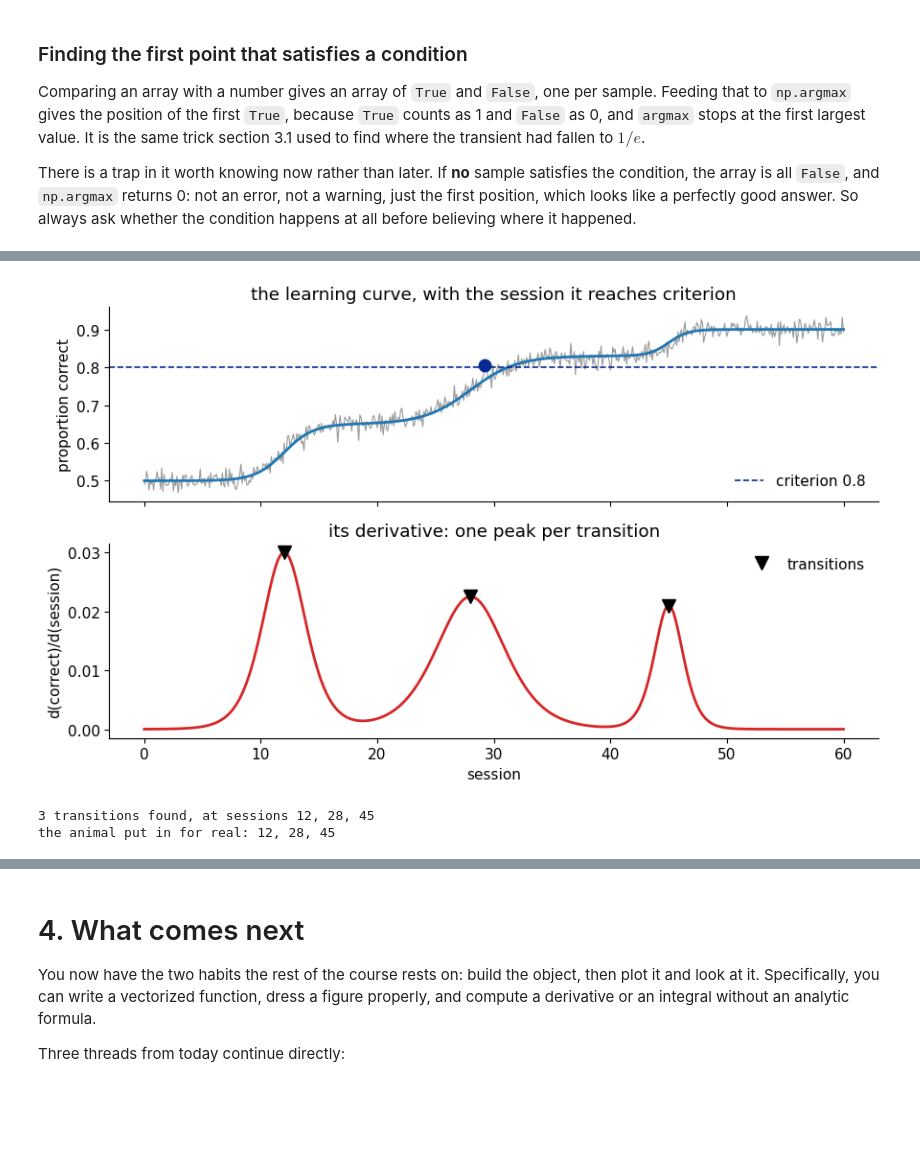
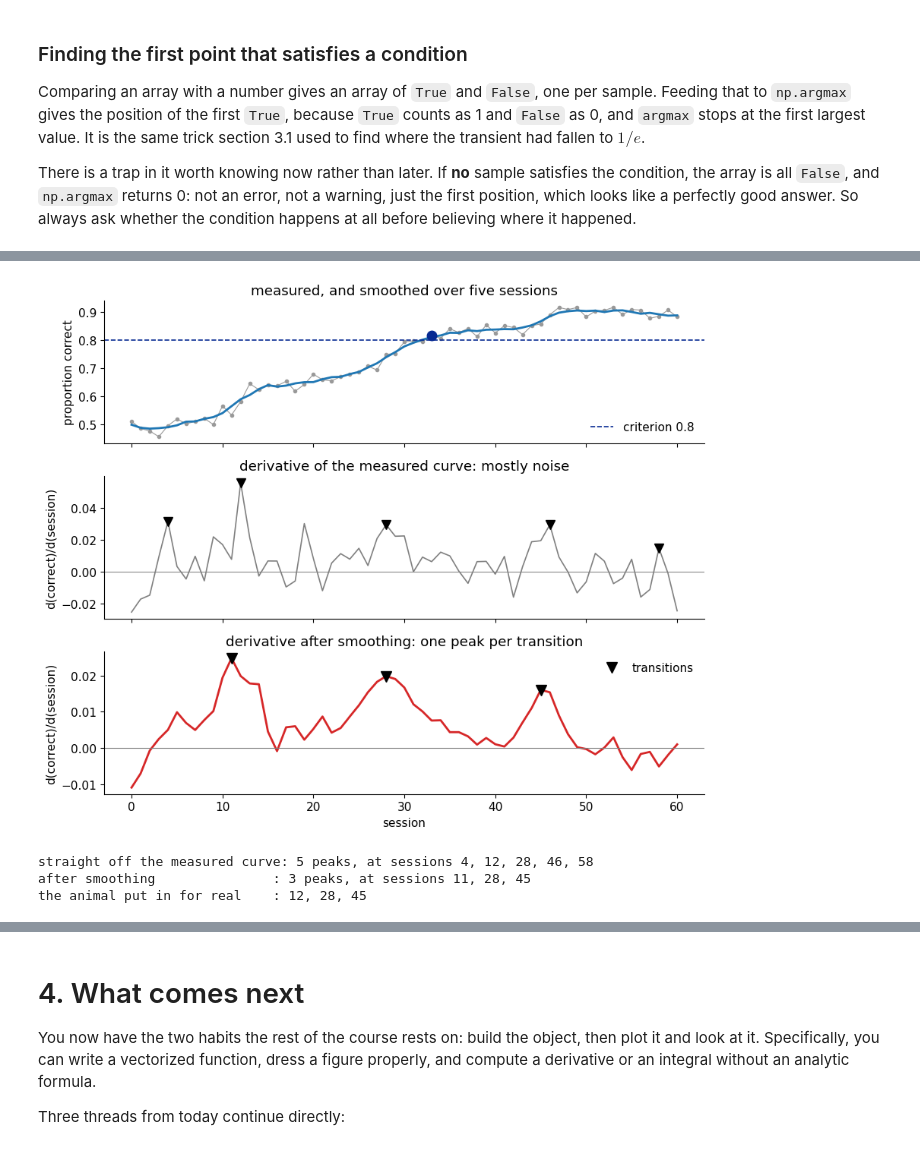
Before and after one commit to gmatteuc/QMN_course_2026, a Jupyter notebook: notebooks/02_math_refresher_TA.ipynb, the cells around one changed output, grey strips where cells are left out. Drawn from its saved outputs; the diff is of its cells as text; code cells hidden in the pictures; blank space fills up the shorter version.

```diff
--- a/notebooks/02_math_refresher_TA.ipynb
+++ b/notebooks/02_math_refresher_TA.ipynb
@@ -1455,16 +1455,13 @@ and a comparison:
   threshold, 0.8 in the IBL protocol, which is how an animal is declared trained.
 # %%
 # --- A learning curve built out of three transitions
-rng = np.random.default_rng(4)
+rng = np.random.default_rng(14)
 
 def transition(session, midpoint, height, sharpness):
     """One learning step: a sigmoid climbing by `height`, centred on session `midpoint`."""
     return height / (1 + np.exp(-sharpness * (session - midpoint)))
 
-# A fine grid rather than one point per session, so that the derivative has something to work
-# with. A real learning curve gives you one accuracy per session and looks like a coarse version
-# of this.
-sessions = np.linspace(0, 60, 601)
+sessions = np.arange(0, 61.0)     # one measured accuracy per session, as in the real dataset
 
 CHANCE = 0.5                      # two sides to choose from, so guessing is right half the time
 steps = [                         # midpoint, height, sharpness
@@ -1477,10 +1474,13 @@ learning = np.full_like(sessions, CHANCE)
 for midpoint, height, sharpness in steps:
     learning = learning + transition(sessions, midpoint, height, sharpness)
 
-measured = learning + rng.normal(0, 0.015, size=sessions.size)   # sessions vary, so add noise
+# A session is a few hundred trials, so the accuracy you measure wobbles around the underlying
+# value even when nothing about the animal has changed. At 80% correct over 600 trials that
+# wobble is sqrt(p * (1 - p) / n) = 0.016, which is the size of noise added here.
+measured = learning + rng.normal(0, 0.015, size=sessions.size)
 
 fig, ax = plt.subplots(figsize=(9, 3.6))
-ax.plot(sessions, measured, lw=0.8, color="0.6", label="measured")
+ax.plot(sessions, measured, "o-", lw=0.8, ms=3, color="0.6", label="measured")
 ax.plot(sessions, learning, lw=2, label="underlying learning curve")
 ax.axhline(CHANCE, color="gray", lw=0.8, ls=":", label="chance")
 ax.set_xlabel("session")
@@ -1490,5 +1490,5 @@ ax.legend(frameon=False, loc="lower right")
 fig.tight_layout()
 plt.show()
 
-print(f"starts at {learning[0]:.2f} and ends at {learning[-1]:.2f}")
+print(f"the underlying curve runs from {learning[0]:.2f} to {learning[-1]:.2f}")
 # %% [output]
@@ -1542,33 +1550,53 @@ the noise, so a derivative of raw data is usually a mess. Smoothing it first is
 # %%
 # --- The transitions, as peaks of the rate of improvement
 from scipy.signal import find_peaks
 
-rate = np.gradient(learning, sessions)     # improvement per session
-peaks, properties = find_peaks(rate, height=0.005)   # ignore anything smaller than 0.005
+def smooth(y, window):
+    """Moving average over `window` sessions, with the end values repeated so that the
+    edges are not dragged towards zero."""
+    pad = window // 2
+    padded = np.concatenate([np.full(pad, y[0]), y, np.full(pad, y[-1])])
+    return np.convolve(padded, np.ones(window) / window, mode="valid")
 
-fig, axes = plt.subplots(2, 1, figsize=(9, 5.5), sharex=True)
-axes[0].plot(sessions, measured, lw=0.8, color="0.6")
-axes[0].plot(sessions, learning, lw=2)
+raw_rate = np.gradient(measured, sessions)              # straight off the measured curve
+rate = np.gradient(smooth(measured, 5), sessions)       # after a five session moving average
+
+raw_peaks, _ = find_peaks(raw_rate, height=0.005, distance=8)
+peaks, _ = find_peaks(rate, height=0.005, distance=8)
+
+fig, axes = plt.subplots(3, 1, figsize=(9, 7.5), sharex=True)
+axes[0].plot(sessions, measured, "o-", lw=0.8, ms=3, color="0.6")
+axes[0].plot(sessions, smooth(measured, 5), lw=2)
 axes[0].axhline(CRITERION, color="#072A92", lw=1.2, ls="--", label=f"criterion {CRITERION}")
 axes[0].plot(sessions[first], measured[first], "o", ms=9, color="#072A92")
 axes[0].set_ylabel("proportion correct")
-axes[0].set_title("the learning curve, with the session it reaches criterion")
+axes[0].set_title("measured, and smoothed over five sessions")
 axes[0].legend(frameon=False, loc="lower right")
 
-axes[1].plot(sessions, rate, lw=2, color="#d62728")
-axes[1].plot(sessions[peaks], rate[peaks], "v", ms=10, color="black", label="transitions")
-axes[1].set_xlabel("session")
+axes[1].plot(sessions, raw_rate, lw=1.2, color="0.5")
+axes[1].plot(sessions[raw_peaks], raw_rate[raw_peaks], "v", ms=9, color="black")
+axes[1].axhline(0, color="gray", lw=0.8)
 axes[1].set_ylabel("d(correct)/d(session)")
-axes[1].set_title("its derivative: one peak per transition")
-axes[1].legend(frameon=False)
+axes[1].set_title("derivative of the measured curve: mostly noise")
+
+axes[2].plot(sessions, rate, lw=2, color="#d62728")
+axes[2].plot(sessions[peaks], rate[peaks], "v", ms=10, color="black", label="transitions")
+axes[2].axhline(0, color="gray", lw=0.8)
+axes[2].set_xlabel("session")
+axes[2].set_ylabel("d(correct)/d(session)")
+axes[2].set_title("derivative after smoothing: one peak per transition")
+axes[2].legend(frameon=False)
 fig.tight_layout()
 plt.show()
 
-print(f"{len(peaks)} transitions found, at sessions "
+print(f"straight off the measured curve: {len(raw_peaks)} peaks, at sessions "
+      f"{', '.join(f'{s:.0f}' for s in sessions[raw_peaks])}")
+print(f"after smoothing               : {len(peaks)} peaks, at sessions "
       f"{', '.join(f'{s:.0f}' for s in sessions[peaks])}")
-print(f"the animal put in for real: {', '.join(str(m) for m, _, _ in steps)}")
+print(f"the animal put in for real    : {', '.join(str(m) for m, _, _ in steps)}")
 # %% [output]
-[figure, old version]
+[figure, new version]
-3 transitions found, at sessions 12, 28, 45
-the animal put in for real: 12, 28, 45
+straight off the measured curve: 5 peaks, at sessions 4, 12, 28, 46, 58
+after smoothing               : 3 peaks, at sessions 11, 28, 45
+the animal put in for real    : 12, 28, 45
 # %% [markdown]
```
Also changed, not shown: parts of 6 cells of this notebook, 3 other files.
